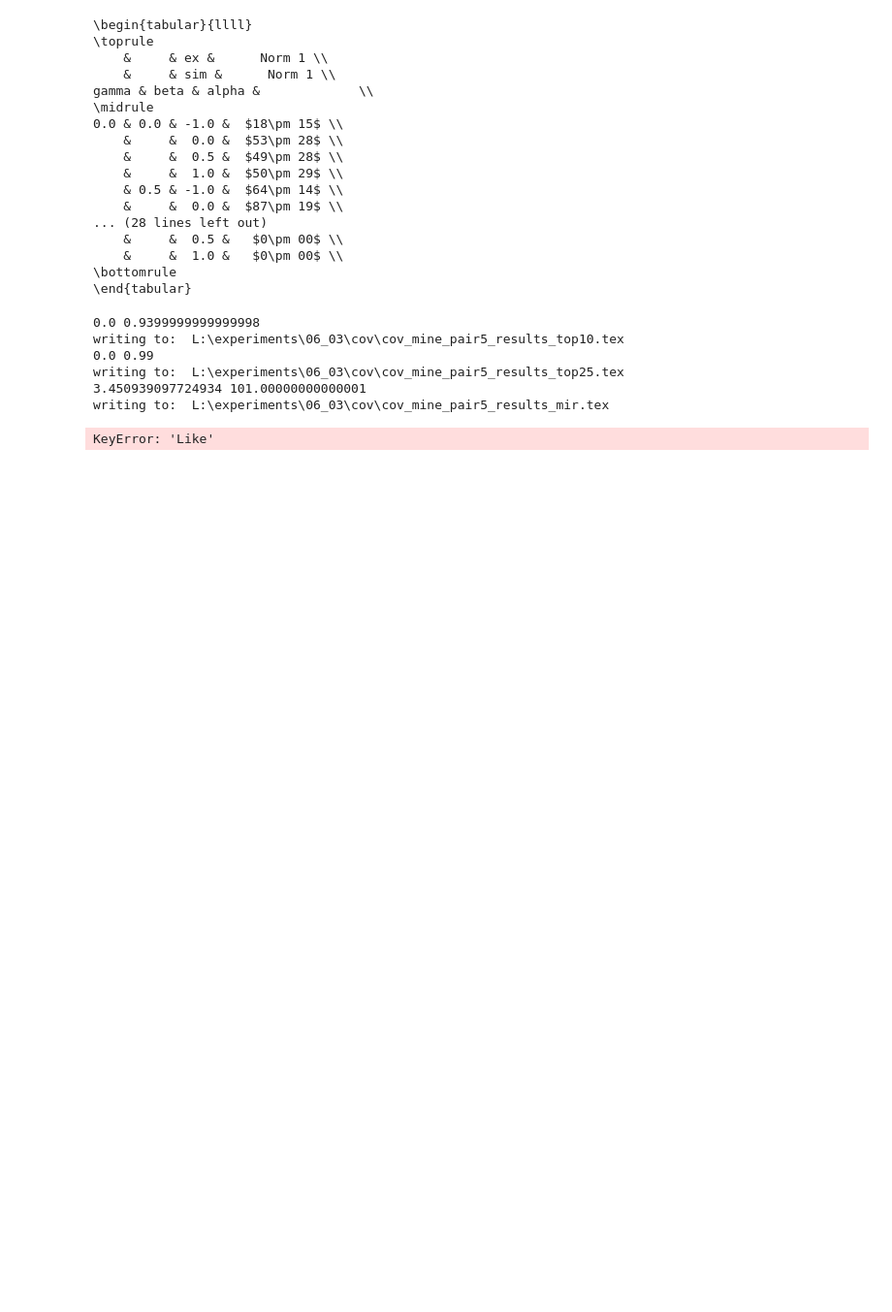
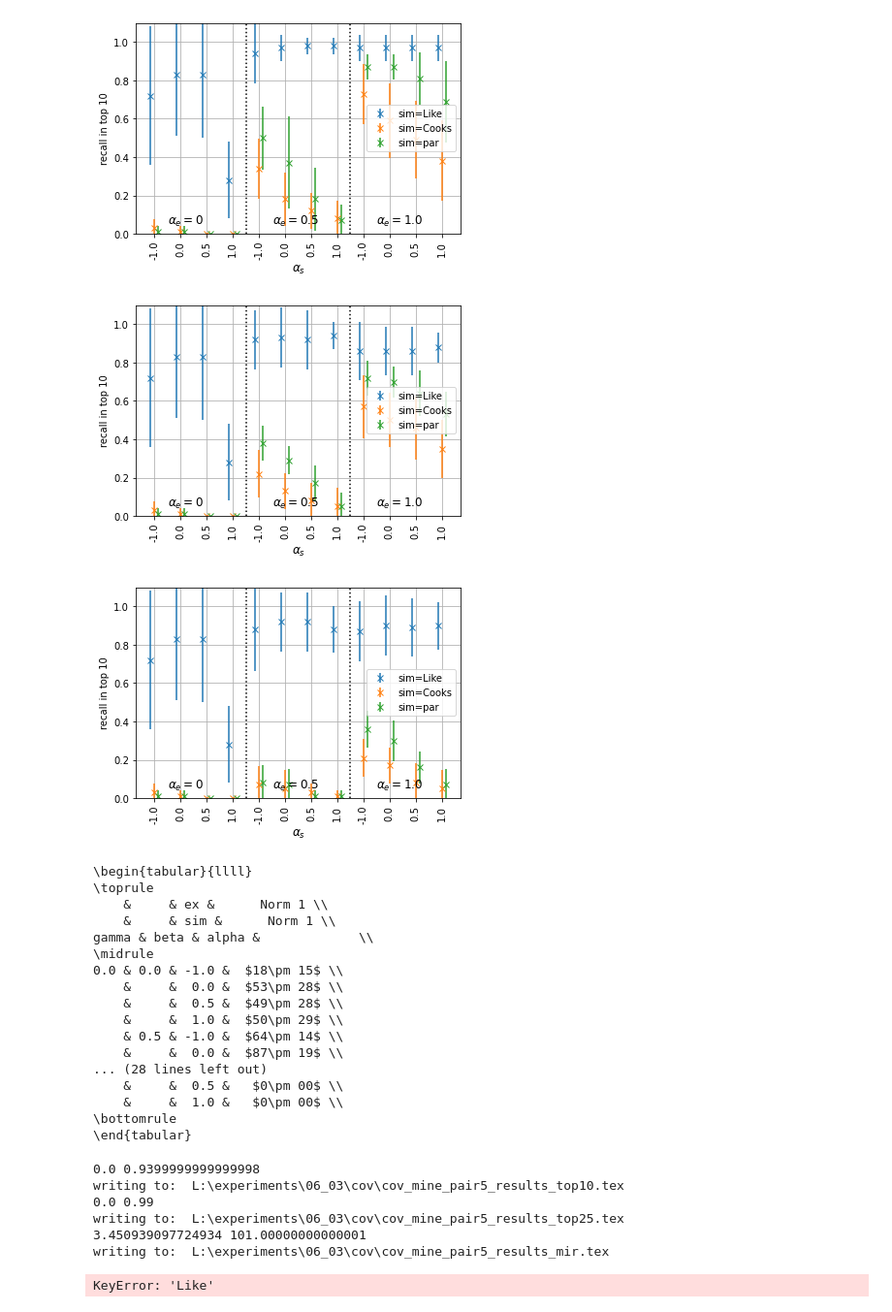
Before and after one commit to Feelx234/pyRDMM, a Jupyter notebook: scripts/export_eval_results.ipynb, the cells around one changed output. Shown at 97% size. Drawn from its saved outputs; the diff is of its cells as text; code cells hidden in the pictures; blank space fills up the shorter version.

```diff
--- a/scripts/export_eval_results.ipynb
+++ b/scripts/export_eval_results.ipynb
@@ -81,0 +83,43 @@ display(s)
+# %%
+import matplotlib.pyplot as plt
+show_reg=True
+
+ex_selection="Like"
+if show_reg:
+    for ex_selection in ["Like", "Cooks", "par"]:
+        fig=plt.figure()
+        dx=0
+        for sim_name, dx in zip(["Like","Cooks", "par"], 3*np.array([-0.05,0,0.05])):
+            labels =[]
+            values = []
+            stds =[]
+            for m, std in zip(df.xs(0.0, level="gamma").xs(ex_selection,level="ex", axis=1).itertuples(), df_std.xs(0.0, level="gamma").xs(ex_selection,level="ex", axis=1).itertuples()):
+                assert m.Index==std.Index
+
+
+
+                labels.append(tuple(m.Index))
+                values.append(getattr(m,sim_name))
+                stds.append(getattr(std,sim_name))
+            x = np.arange(len(labels))
+            plt.errorbar(x+dx, values, yerr=stds, fmt="x", label="sim="+sim_name)
+
+        plt.ylim(0,1.1)
+        xlabels=[l[1] for l in labels]
+        plt.xticks(x, xlabels, rotation='vertical')
+        plt.axvline(3.5,color='k',linestyle=':')
+        plt.axvline(7.5,color='k',linestyle=':')
+        plt.text(0.5,0.05, r"$\alpha_e=0$", fontsize=12)
+        plt.text(4.5,0.05, r"$\alpha_e=0.5$", fontsize=12)
+        plt.text(8.5,0.05, r"$\alpha_e=1.0$", fontsize=12)
+        plt.legend(loc=5)
+        plt.grid()
+        plt.ylabel("recall in top 10")
+        plt.xlabel(r"$\alpha_s$", fontsize=12)
+
+        plt.savefig("L:/experiments"/Path('matplotlib_images')/f'synthetic-reg-top10-{experiment_name}-ex-{ex_selection}.png',bbox='tight',bbox_inches = 'tight')
+        plt.show()
+# %% [output]
+[figure, added]
+[figure, added]
+[figure, added]
```
Also changed, not shown: parts of 5 cells of this notebook, 13 other files.
